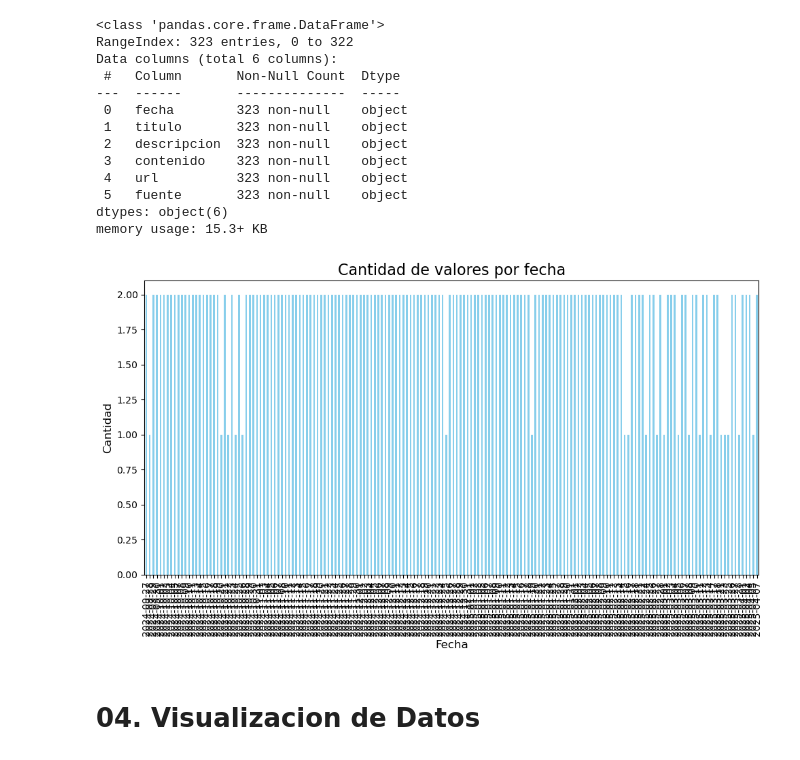
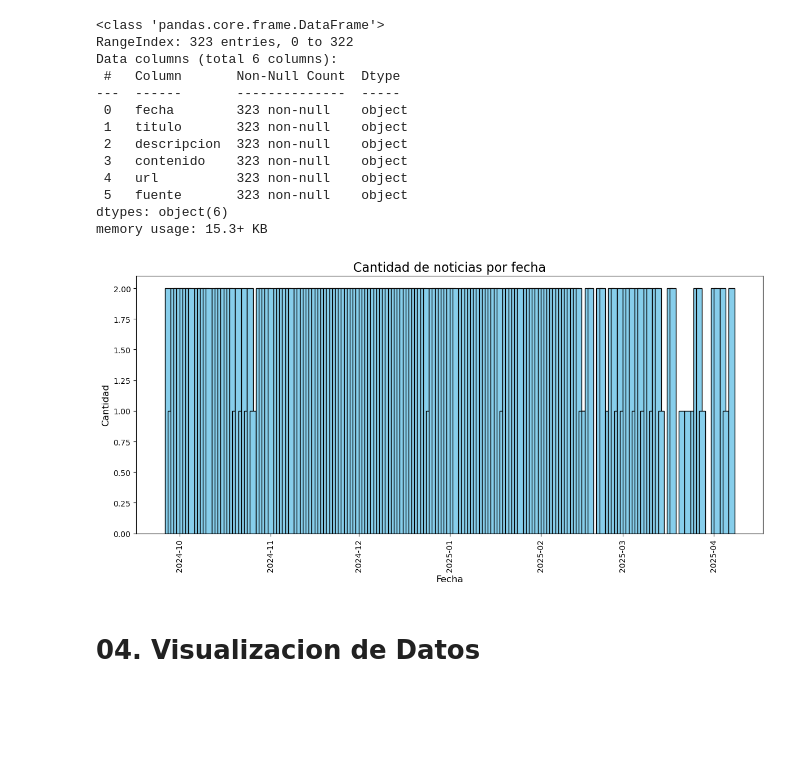
Before and after one commit to seba098098/Projecto_TRM, a Jupyter notebook: Notebooks/02_Analisis_Exploratorio.ipynb, the cells around one changed output. Cells and saved outputs as stored; diff of their text form; code cells hidden in the pictures; blank space fills up the shorter version.

Commit message:
Arreglo Grafica noticias

```diff
--- a/Notebooks/02_Analisis_Exploratorio.ipynb
+++ b/Notebooks/02_Analisis_Exploratorio.ipynb
@@ -100,21 +99,36 @@ dtypes: object(6)
 memory usage: 15.3+ KB
 # %%
 import matplotlib.pyplot as plt
+import pandas as pd
+from matplotlib.dates import MonthLocator, DateFormatter
+
+# Asegurarse de que 'fecha' sea datetime
+df_news['fecha'] = pd.to_datetime(df_news['fecha'])
 
 # Contar valores por fecha
 conteo_fechas = df_news['fecha'].value_counts().sort_index()
 
-# Crear el diagrama de barras
-plt.figure(figsize=(10, 6))
-conteo_fechas.plot(kind='bar', color='skyblue')
-plt.title('Cantidad de valores por fecha', fontsize=16)
+# Convertir a DataFrame
+df_plot = conteo_fechas.reset_index()
+df_plot.columns = ['fecha', 'cantidad']
+
+# Crear gráfico con fechas como eje X real
+plt.figure(figsize=(12, 6))
+plt.bar(df_plot['fecha'], df_plot['cantidad'], color='skyblue', width=2,edgecolor='black')
+
+# Formatear eje X para mostrar una etiqueta por mes
+ax = plt.gca()
+ax.xaxis.set_major_locator(MonthLocator(interval=1))
+ax.xaxis.set_major_formatter(DateFormatter('%Y-%m'))
+
+plt.title('Cantidad de noticias por fecha', fontsize=16)
 plt.xlabel('Fecha', fontsize=12)
 plt.ylabel('Cantidad', fontsize=12)
 plt.xticks(rotation=90)
 plt.tight_layout()
 plt.show()
 # %% [output]
-[figure, old version]
+[figure, new version]
 # %% [markdown]
 # 04. Visualizacion de Datos
 # %%
```
Also changed, not shown: parts of 6 cells of this notebook.
